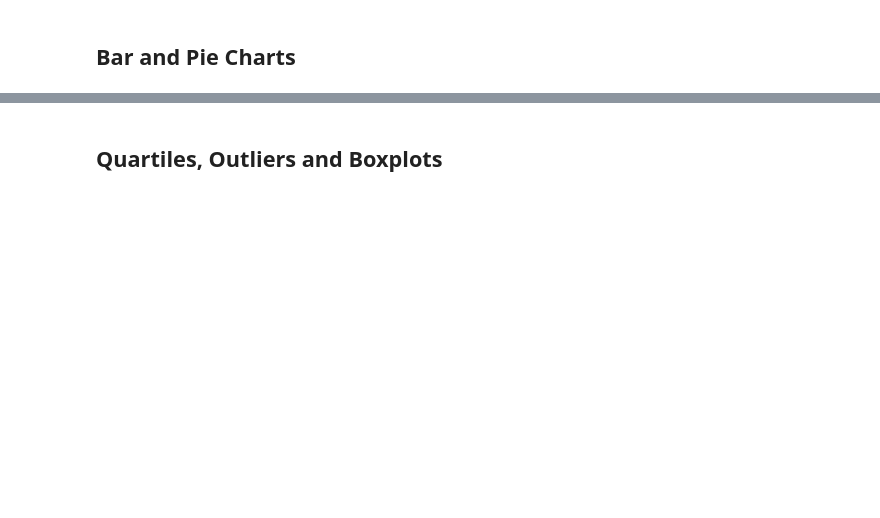
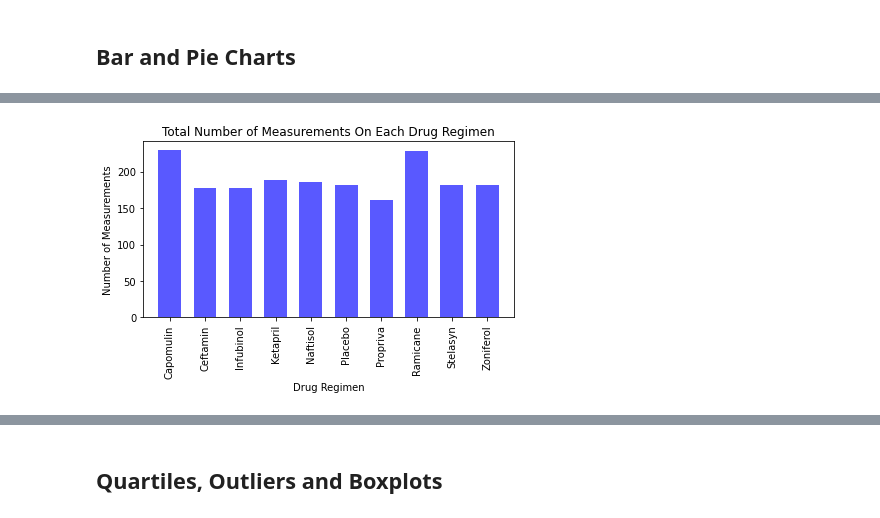
Before and after one commit to mchua004/matplotlib-challenge, a Jupyter notebook: pymaceuticals_starter.ipynb, the cells around one changed output, grey strips where cells are left out. Drawn from its saved outputs; the diff is of its cells as text; code cells hidden in the pictures; blank space fills up the shorter version.

```diff
--- a/pymaceuticals_starter.ipynb
+++ b/pymaceuticals_starter.ipynb
@@ -117,2 +179,21 @@ total_num_of_mice
+# %%
+# Generate a bar plot showing the total number of measurements taken on each drug regimen using pyplot.
+measurement_num = [230, 178, 178, 188, 186, 181, 161, 228, 181, 182]
+x_axis = np.arange(len(measurement_num))
+
+plt.bar(x_axis, measurement_num, color='b', width=0.65, alpha=0.65, align="center")
+
+tick_locations = [value for value in x_axis]
+plt.xticks(tick_locations, ["Capomulin", "Ceftamin", "Infubinol", "Ketapril", "Naftisol", "Placebo",
+                            "Propriva", "Ramicane", "Stelasyn", "Zoniferol"], rotation='vertical')
+
+plt.title("Total Number of Measurements On Each Drug Regimen")
+plt.xlabel("Drug Regimen")
+plt.ylabel("Number of Measurements")
+
+plt.xlim(-.75, len(x_axis)-0.25)
+plt.tight_layout()
+# %% [output]
+[figure, added]
 # %%
 # Generate a pie plot showing the distribution of female versus male mice using pandas
```
Also changed, not shown: parts of 18 cells of this notebook.
